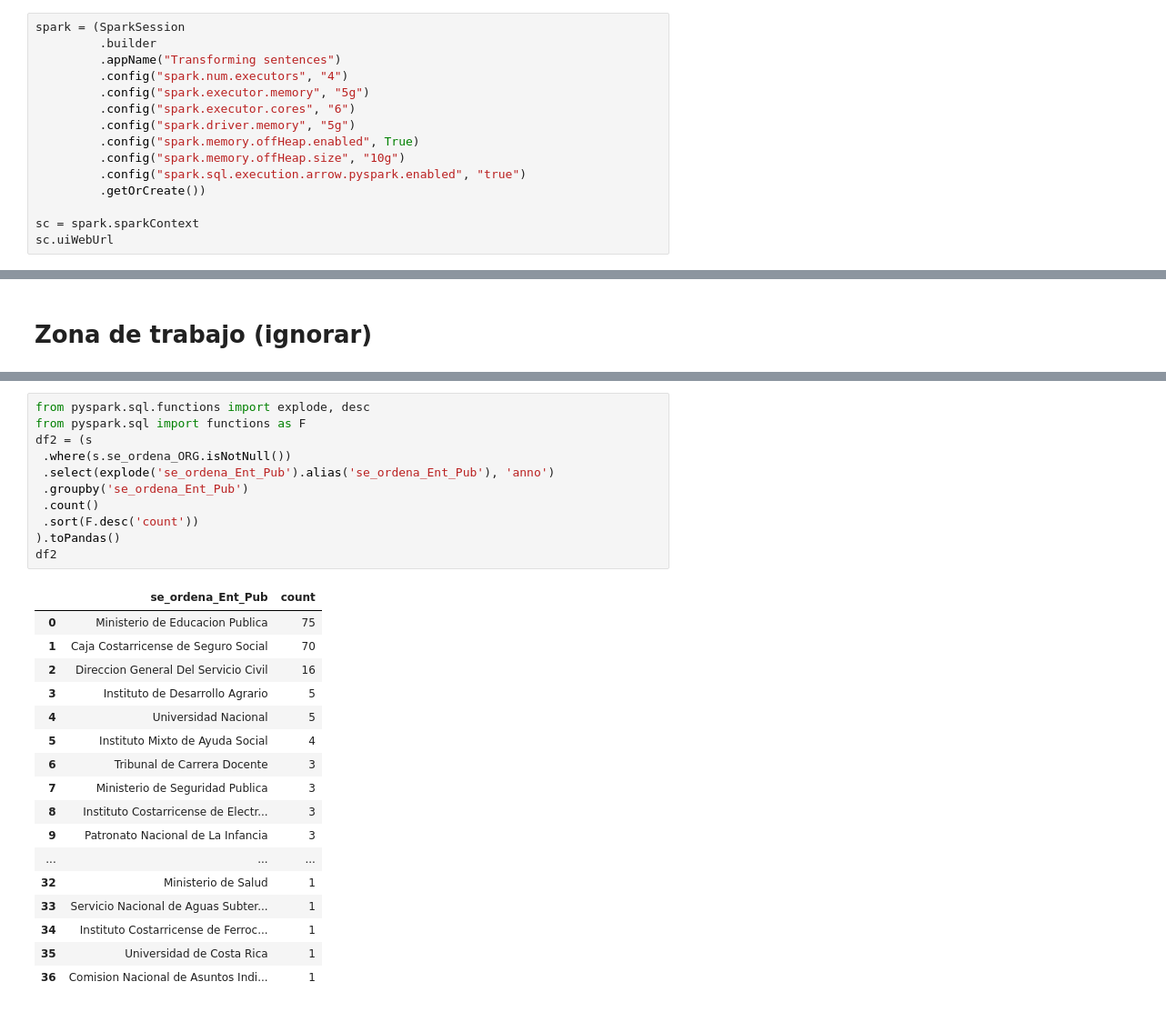
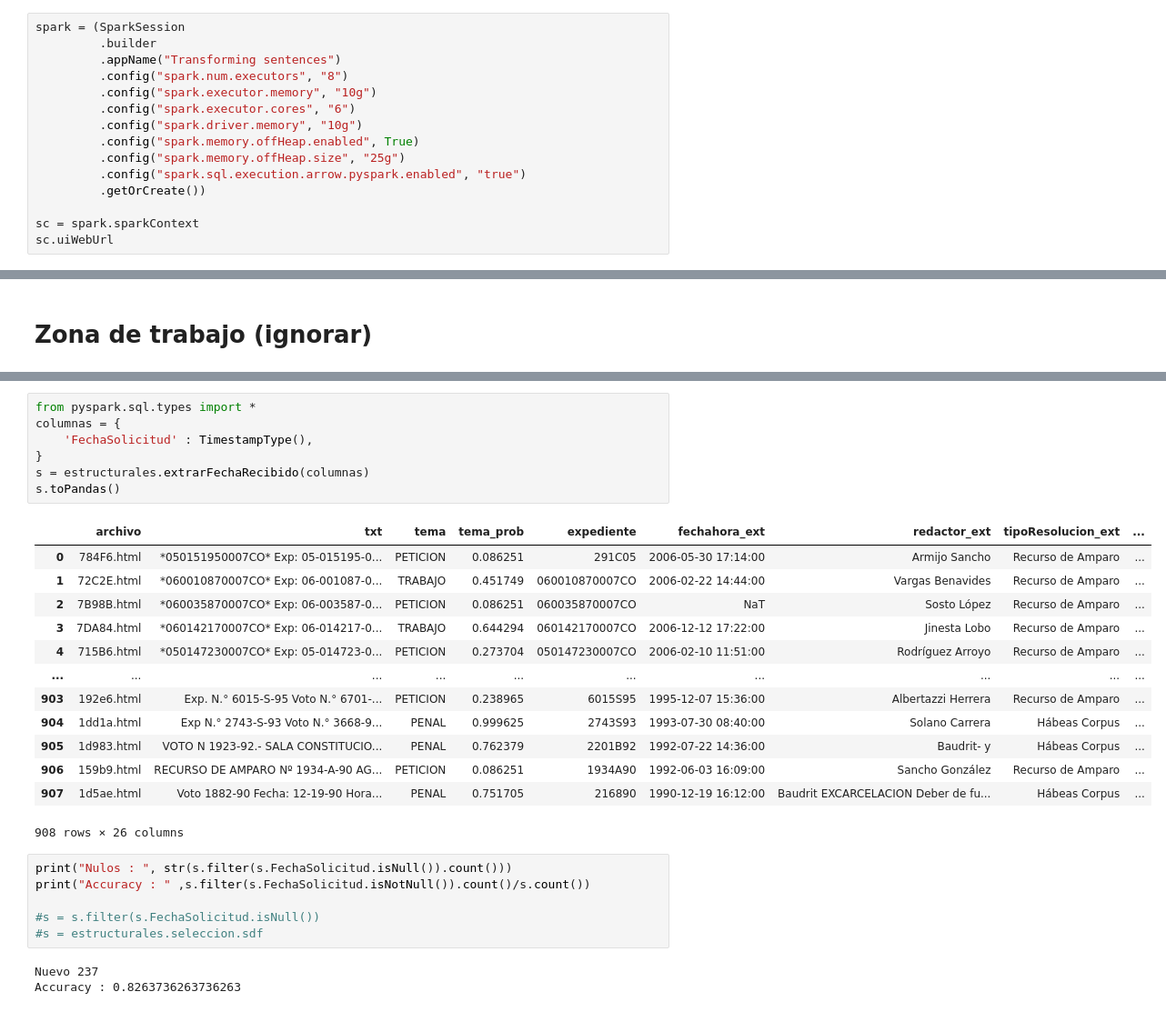
Before and after one commit to kennorsdb/nlppen, a Jupyter notebook: Notebook.ipynb, the cells around one changed output, grey strips where cells are left out. Shown at 91% size. Cells and saved outputs as stored; diff of their text form.

Commit message:
Extraccion de fecha de recibido
Es posible extraer fecha de recibido de las sentencias.

```diff
--- a/Notebook.ipynb
+++ b/Notebook.ipynb
@@ -17,12 +20,12 @@ from pyspark.sql.functions import length
 spark = (SparkSession
          .builder
          .appName("Transforming sentences")
-         .config("spark.num.executors", "4")
-         .config("spark.executor.memory", "5g")
+         .config("spark.num.executors", "8")
+         .config("spark.executor.memory", "10g")
          .config("spark.executor.cores", "6")
-         .config("spark.driver.memory", "5g")
+         .config("spark.driver.memory", "10g")
          .config("spark.memory.offHeap.enabled", True)
-         .config("spark.memory.offHeap.size", "10g")
+         .config("spark.memory.offHeap.size", "25g")
          .config("spark.sql.execution.arrow.pyspark.enabled", "true")
          .getOrCreate())
 
@@ -159,29 +117,30 @@ df2
-# %%
-from pyspark.sql.functions import explode, desc
-from pyspark.sql import functions as F
-df2 = (s
- .where(s.se_ordena_ORG.isNotNull())
- .select(explode('se_ordena_Ent_Pub').alias('se_ordena_Ent_Pub'), 'anno')
- .groupby('se_ordena_Ent_Pub')
- .count()
- .sort(F.desc('count'))
-).toPandas()
-df2
-# %% [output]
-|  | se_ordena_Ent_Pub | count |
-| 0 | Ministerio de Educacion Publica | 75 |
-| 1 | Caja Costarricense de Seguro Social | 70 |
-| 2 | Direccion General Del Servicio Civil | 16 |
-| 3 | Instituto de Desarrollo Agrario | 5 |
-| 4 | Universidad Nacional | 5 |
-| 5 | Instituto Mixto de Ayuda Social | 4 |
-| 6 | Tribunal de Carrera Docente | 3 |
-| 7 | Ministerio de Seguridad Publica | 3 |
-| 8 | Instituto Costarricense de Electr... | 3 |
-| 9 | Patronato Nacional de La Infancia | 3 |
-| ... | ... | ... |
-| 32 | Ministerio de Salud | 1 |
-| 33 | Servicio Nacional de Aguas Subter... | 1 |
-| 34 | Instituto Costarricense de Ferroc... | 1 |
-| 35 | Universidad de Costa Rica | 1 |
-| 36 | Comision Nacional de Asuntos Indi... | 1 |
+# %%
+from pyspark.sql.types import *
+columnas = {
+    'FechaSolicitud' : TimestampType(),
+}
+s = estructurales.extrarFechaRecibido(columnas)
+s.toPandas()
+# %% [output]
+|  | archivo | txt | tema | tema_prob | expediente | fechahora_ext | redactor_ext | tipoResolucion_ext | ... |
+| 0 | 784F6.html | *050151950007CO* Exp: 05-015195-0... | PETICION | 0.086251 | 291C05 | 2006-05-30 17:14:00 | Armijo Sancho | Recurso de Amparo | ... |
+| 1 | 72C2E.html | *060010870007CO* Exp: 06-001087-0... | TRABAJO | 0.451749 | 060010870007CO | 2006-02-22 14:44:00 | Vargas Benavides | Recurso de Amparo | ... |
+| 2 | 7B98B.html | *060035870007CO* Exp: 06-003587-0... | PETICION | 0.086251 | 060035870007CO | NaT | Sosto López | Recurso de Amparo | ... |
+| 3 | 7DA84.html | *060142170007CO* Exp: 06-014217-0... | TRABAJO | 0.644294 | 060142170007CO | 2006-12-12 17:22:00 | Jinesta Lobo | Recurso de Amparo | ... |
+| 4 | 715B6.html | *050147230007CO* Exp: 05-014723-0... | PETICION | 0.273704 | 050147230007CO | 2006-02-10 11:51:00 | Rodríguez Arroyo | Recurso de Amparo | ... |
+| ... | ... | ... | ... | ... | ... | ... | ... | ... | ... |
+| 903 | 192e6.html | Exp. N.° 6015-S-95 Voto N.° 6701-... | PETICION | 0.238965 | 6015S95 | 1995-12-07 15:36:00 | Albertazzi Herrera | Recurso de Amparo | ... |
+| 904 | 1dd1a.html | Exp N.° 2743-S-93 Voto N.° 3668-9... | PENAL | 0.999625 | 2743S93 | 1993-07-30 08:40:00 | Solano Carrera | Hábeas Corpus | ... |
+| 905 | 1d983.html | VOTO N 1923-92.- SALA CONSTITUCIO... | PENAL | 0.762379 | 2201B92 | 1992-07-22 14:36:00 | Baudrit- y | Hábeas Corpus | ... |
+| 906 | 159b9.html | RECURSO DE AMPARO Nº 1934-A-90 AG... | PETICION | 0.086251 | 1934A90 | 1992-06-03 16:09:00 | Sancho González | Recurso de Amparo | ... |
+| 907 | 1d5ae.html | Voto 1882-90 Fecha: 12-19-90 Hora... | PENAL | 0.751705 | 216890 | 1990-12-19 16:12:00 | Baudrit EXCARCELACION Deber de fu... | Hábeas Corpus | ... |
+908 rows × 26 columns
+# %%
+print("Nulos : ", str(s.filter(s.FechaSolicitud.isNull()).count()))
+print("Accuracy : " ,s.filter(s.FechaSolicitud.isNotNull()).count()/s.count())
+
+#s = s.filter(s.FechaSolicitud.isNull())
+#s = estructurales.seleccion.sdf
+# %% [output]
+Nuevo 237
+Accuracy : 0.8263736263736263
```
Also changed, not shown: parts of 11 cells of this notebook, 5 other files.
